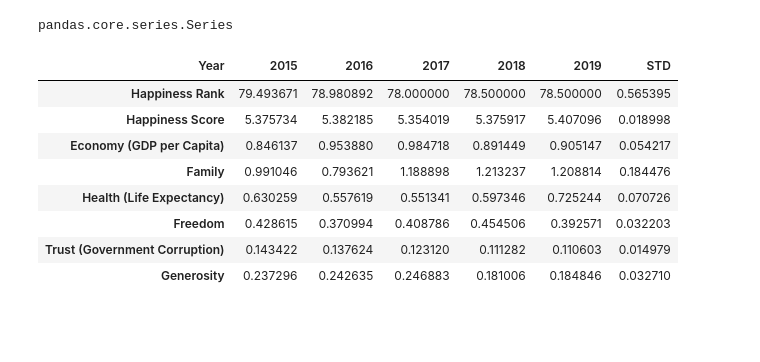
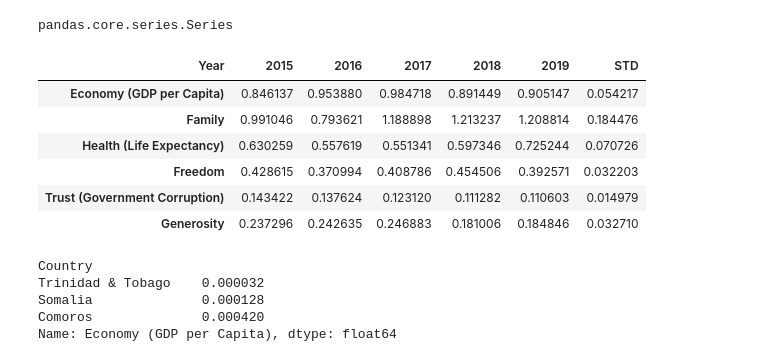
Before and after one commit to mariananomura/projeto-lets-modulo-III, a Jupyter notebook: Projeto.ipynb, the cells around one changed output. Saved outputs shown, nothing was run; the diff lists cells and outputs as text; code cells hidden in the pictures; blank space fills up the shorter version.

```diff
--- a/Projeto.ipynb
+++ b/Projeto.ipynb
@@ -327,14 +327,20 @@ pandas.core.series.Series
 # %%
 consulta_final =  uniao.groupby(['Year']).agg('mean').T
 consulta_final['STD'] = consulta_mean
-consulta_final
+consulta_final[2:]
 # %% [output]
 | Year | 2015 | 2016 | 2017 | 2018 | 2019 | STD |
-| Happiness Rank | 79.493671 | 78.980892 | 78.000000 | 78.500000 | 78.500000 | 0.565395 |
-| Happiness Score | 5.375734 | 5.382185 | 5.354019 | 5.375917 | 5.407096 | 0.018998 |
 | Economy (GDP per Capita) | 0.846137 | 0.953880 | 0.984718 | 0.891449 | 0.905147 | 0.054217 |
 | Family | 0.991046 | 0.793621 | 1.188898 | 1.213237 | 1.208814 | 0.184476 |
 | Health (Life Expectancy) | 0.630259 | 0.557619 | 0.551341 | 0.597346 | 0.725244 | 0.070726 |
 | Freedom | 0.428615 | 0.370994 | 0.408786 | 0.454506 | 0.392571 | 0.032203 |
 | Trust (Government Corruption) | 0.143422 | 0.137624 | 0.123120 | 0.111282 | 0.110603 | 0.014979 |
 | Generosity | 0.237296 | 0.242635 | 0.246883 | 0.181006 | 0.184846 | 0.032710 |
+# %%
+uniao.groupby(['Country'])["Economy (GDP per Capita)"].var().nsmallest(3)
+# %% [output]
+Country
+Trinidad & Tobago    0.000032
+Somalia              0.000128
+Comoros              0.000420
+Name: Economy (GDP per Capita), dtype: float64
```
Also changed, not shown: parts of 13 cells of this notebook.
